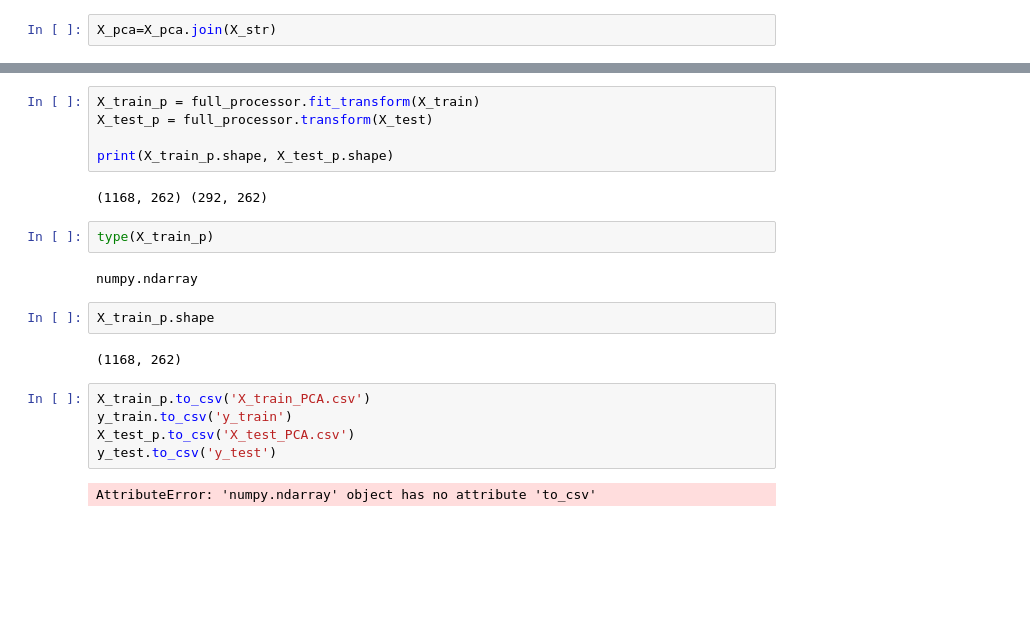
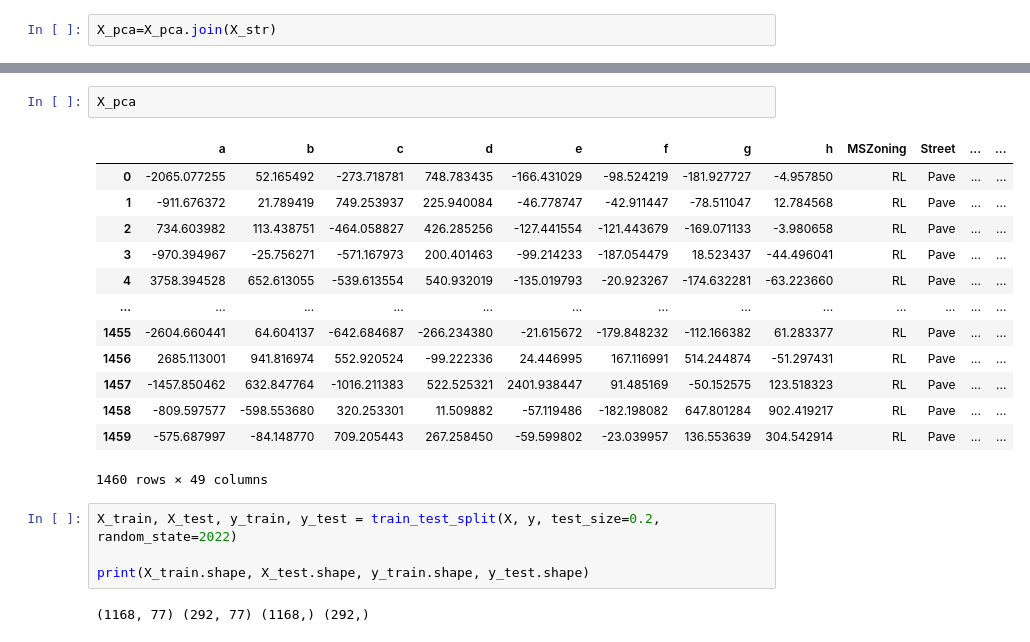
Before and after one commit to moniakq/house_prices, a Jupyter notebook: feature_eng.ipynb, the cells around one changed output, grey strips where cells are left out. Drawn from its saved outputs; the diff is of its cells as text; blank space fills up the shorter version.

```diff
--- a/feature_eng.ipynb
+++ b/feature_eng.ipynb
@@ -229,22 +178,22 @@ full_processor = ColumnTransformer(transformers=[
-# %%
-X_train_p = full_processor.fit_transform(X_train)
-X_test_p = full_processor.transform(X_test)
-
-print(X_train_p.shape, X_test_p.shape)
-# %% [output]
-(1168, 262) (292, 262)
-# %%
-type(X_train_p)
-# %% [output]
-numpy.ndarray
-# %%
-X_train_p.shape
-# %% [output]
-(1168, 262)
-# %%
-X_train_p.to_csv('X_train_PCA.csv')
-y_train.to_csv('y_train')
-X_test_p.to_csv('X_test_PCA.csv')
-y_test.to_csv('y_test')
-# %% [output]
-AttributeError: 'numpy.ndarray' object has no attribute 'to_csv'
+# %%
+X_pca
+# %% [output]
+|  | a | b | c | d | e | f | g | h | MSZoning | Street | ... | ... |
+| 0 | -2065.077255 | 52.165492 | -273.718781 | 748.783435 | -166.431029 | -98.524219 | -181.927727 | -4.957850 | RL | Pave | ... | ... |
+| 1 | -911.676372 | 21.789419 | 749.253937 | 225.940084 | -46.778747 | -42.911447 | -78.511047 | 12.784568 | RL | Pave | ... | ... |
+| 2 | 734.603982 | 113.438751 | -464.058827 | 426.285256 | -127.441554 | -121.443679 | -169.071133 | -3.980658 | RL | Pave | ... | ... |
+| 3 | -970.394967 | -25.756271 | -571.167973 | 200.401463 | -99.214233 | -187.054479 | 18.523437 | -44.496041 | RL | Pave | ... | ... |
+| 4 | 3758.394528 | 652.613055 | -539.613554 | 540.932019 | -135.019793 | -20.923267 | -174.632281 | -63.223660 | RL | Pave | ... | ... |
+| ... | ... | ... | ... | ... | ... | ... | ... | ... | ... | ... | ... | ... |
+| 1455 | -2604.660441 | 64.604137 | -642.684687 | -266.234380 | -21.615672 | -179.848232 | -112.166382 | 61.283377 | RL | Pave | ... | ... |
+| 1456 | 2685.113001 | 941.816974 | 552.920524 | -99.222336 | 24.446995 | 167.116991 | 514.244874 | -51.297431 | RL | Pave | ... | ... |
+| 1457 | -1457.850462 | 632.847764 | -1016.211383 | 522.525321 | 2401.938447 | 91.485169 | -50.152575 | 123.518323 | RL | Pave | ... | ... |
+| 1458 | -809.597577 | -598.553680 | 320.253301 | 11.509882 | -57.119486 | -182.198082 | 647.801284 | 902.419217 | RL | Pave | ... | ... |
+| 1459 | -575.687997 | -84.148770 | 709.205443 | 267.258450 | -59.599802 | -23.039957 | 136.553639 | 304.542914 | RL | Pave | ... | ... |
+1460 rows × 49 columns
+# %%
+X_train, X_test, y_train, y_test = train_test_split(X, y, test_size=0.2, random_state=2022)
+
+print(X_train.shape, X_test.shape, y_train.shape, y_test.shape)
+# %% [output]
+(1168, 77) (292, 77) (1168,) (292,)
```
Also changed, not shown: parts of 44 cells of this notebook.
